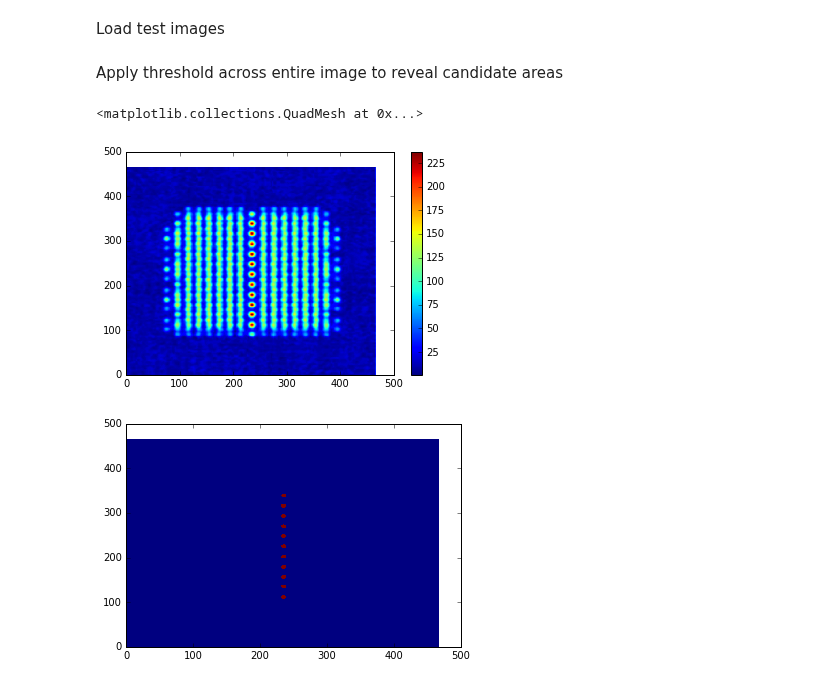
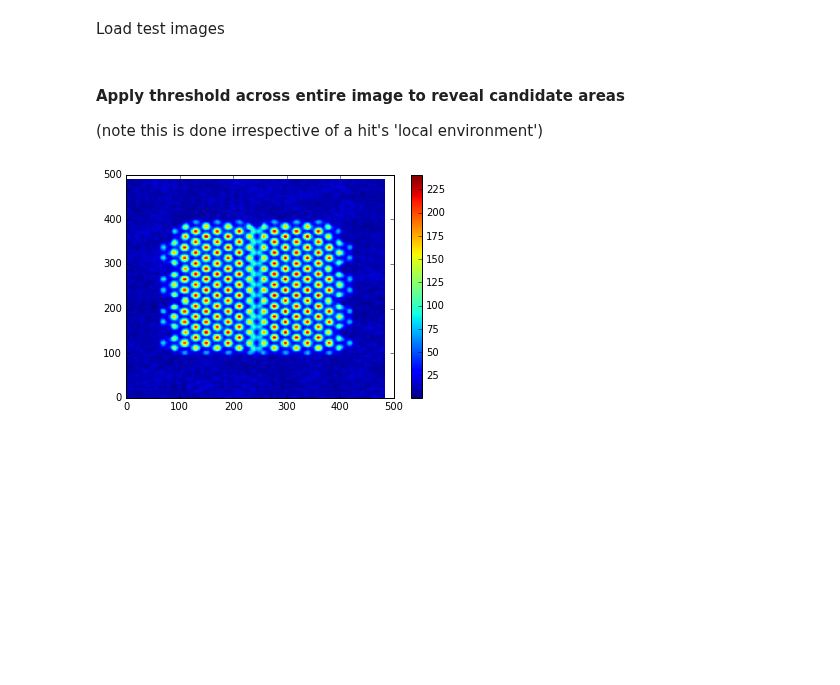
Before and after one commit to huskeypm/sparkdetection, a Jupyter notebook: roc/roc.ipynb, the cells around one changed output. Drawn from its saved outputs; the diff is of its cells as text; code cells hidden in the pictures; blank space fills up the shorter version.

```diff
--- a/roc/roc.ipynb
+++ b/roc/roc.ipynb
@@ -11,16 +14,13 @@ for fileName in items:
   image = cv2.cvtColor( image, cv2.COLOR_RGB2GRAY )
   images[fileName] =  image
 # %% [markdown]
-Apply threshold across entire image to reveal candidate areas
+#### Apply threshold across entire image to reveal candidate areas
+(note this is done irrespective of a hit's 'local environment')
-# %%
-pcolormesh(image)
-plt.colorbar()
-thresh = 150
-superThresh = image > thresh
-
-plt.figure()
-pcolormesh(superThresh)
-# %% [output]
-<matplotlib.collections.QuadMesh at 0x...>
-[figure, removed]
-[figure, removed]
+# %%
+#image = images['interface']
+image = images['bulk']
+pcolormesh(image)
+plt.colorbar()
+thresh = 122
+# %% [output]
+[figure, added]
```
Also changed, not shown: parts of 21 cells of this notebook, 2 other files.
